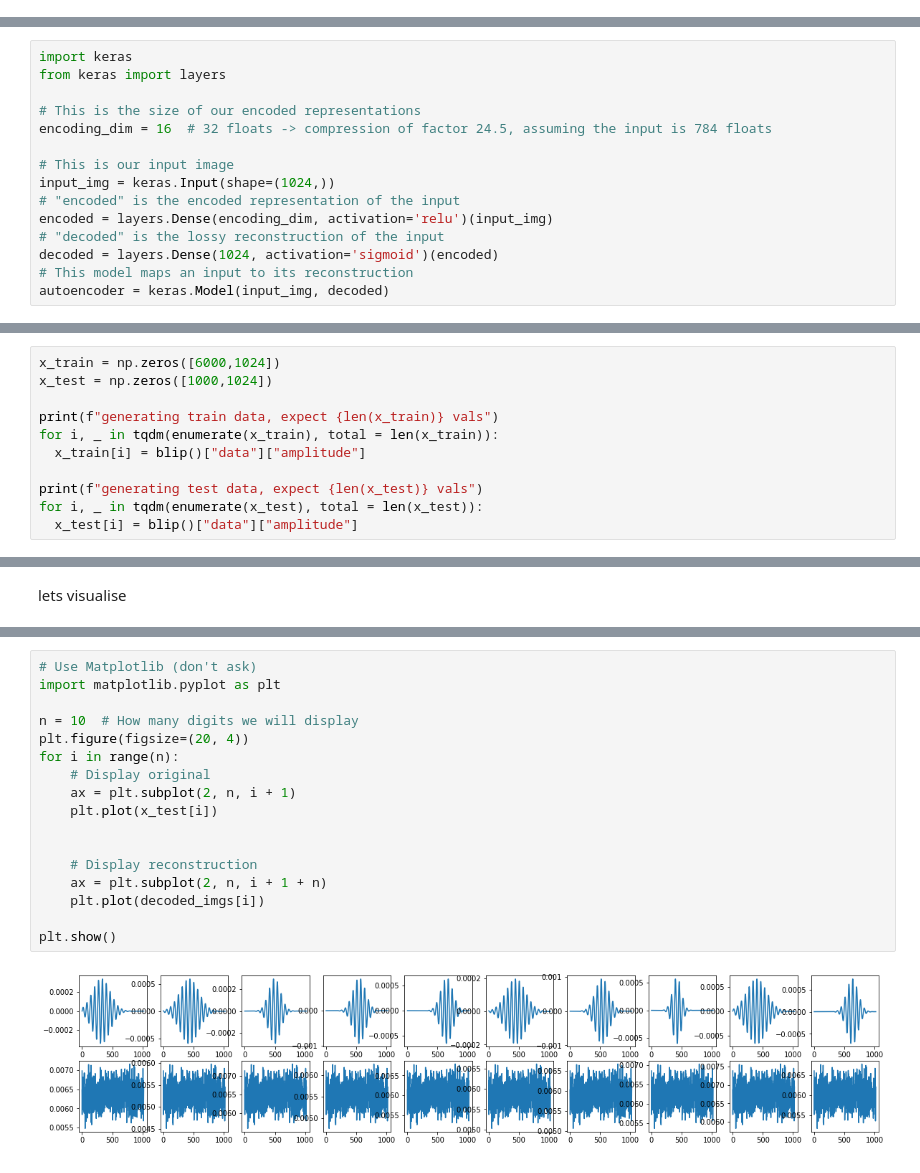
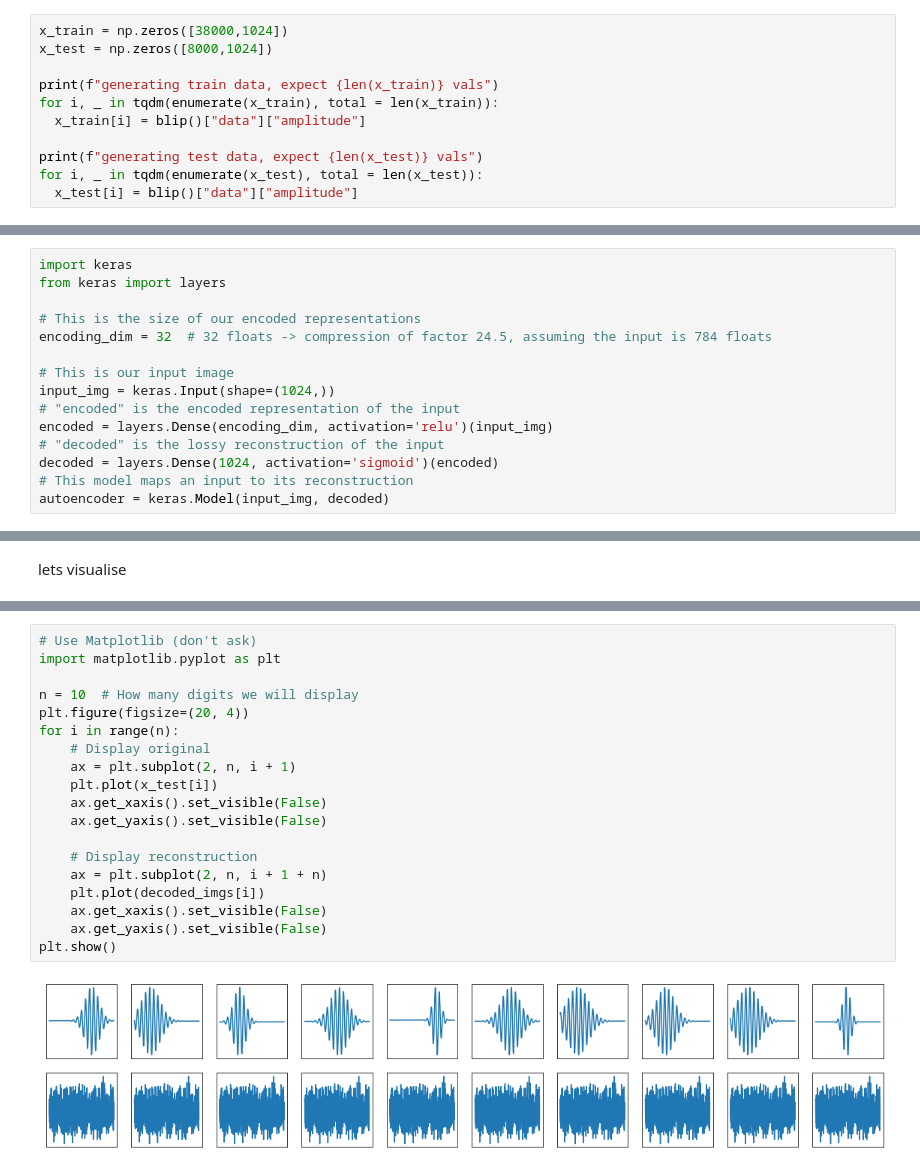
Before and after one commit to Clarke-Jools-36/diss-gw, a Jupyter notebook: autoencoder_v1.ipynb, the cells around one changed output, grey strips where cells are left out. Cells and saved outputs as stored; diff of their text form.

```diff
--- a/autoencoder_v1.ipynb
+++ b/autoencoder_v1.ipynb
@@ -152,0 +155,11 @@ plt.legend()
+# %%
+x_train = np.zeros([38000,1024])
+x_test = np.zeros([8000,1024])
+
+print(f"generating train data, expect {len(x_train)} vals")
+for i, _ in tqdm(enumerate(x_train), total = len(x_train)):
+  x_train[i] = blip()["data"]["amplitude"]
+
+print(f"generating test data, expect {len(x_test)} vals")
+for i, _ in tqdm(enumerate(x_test), total = len(x_test)):
+  x_test[i] = blip()["data"]["amplitude"]
@@ -157,7 +173,7 @@ import keras
 from keras import layers
 
 # This is the size of our encoded representations
-encoding_dim = 16  # 32 floats -> compression of factor 24.5, assuming the input is 784 floats
+encoding_dim = 32  # 32 floats -> compression of factor 24.5, assuming the input is 784 floats
 
 # This is our input image
 input_img = keras.Input(shape=(1024,))
@@ -190,13 +204,2 @@ lets generate some data
 # %%
 from tqdm.notebook import tqdm #this puts loading bars onto for loops
-# %%
-x_train = np.zeros([6000,1024])
-x_test = np.zeros([1000,1024])
-
-print(f"generating train data, expect {len(x_train)} vals")
-for i, _ in tqdm(enumerate(x_train), total = len(x_train)):
-  x_train[i] = blip()["data"]["amplitude"]
-
-print(f"generating test data, expect {len(x_test)} vals")
-for i, _ in tqdm(enumerate(x_test), total = len(x_test)):
-  x_test[i] = blip()["data"]["amplitude"]
@@ -251,19 +251,21 @@ decoded_imgs = decoder.predict(encoded_imgs)
 # %%
 # Use Matplotlib (don't ask)
 import matplotlib.pyplot as plt
 
 n = 10  # How many digits we will display
 plt.figure(figsize=(20, 4))
 for i in range(n):
     # Display original
     ax = plt.subplot(2, n, i + 1)
     plt.plot(x_test[i])
-
+    ax.get_xaxis().set_visible(False)
+    ax.get_yaxis().set_visible(False)
 
     # Display reconstruction
     ax = plt.subplot(2, n, i + 1 + n)
     plt.plot(decoded_imgs[i])
-
+    ax.get_xaxis().set_visible(False)
+    ax.get_yaxis().set_visible(False)
 plt.show()
 # %% [output]
-[figure, old version]
+[figure, new version]
```
Also changed, not shown: parts of 9 cells of this notebook.
